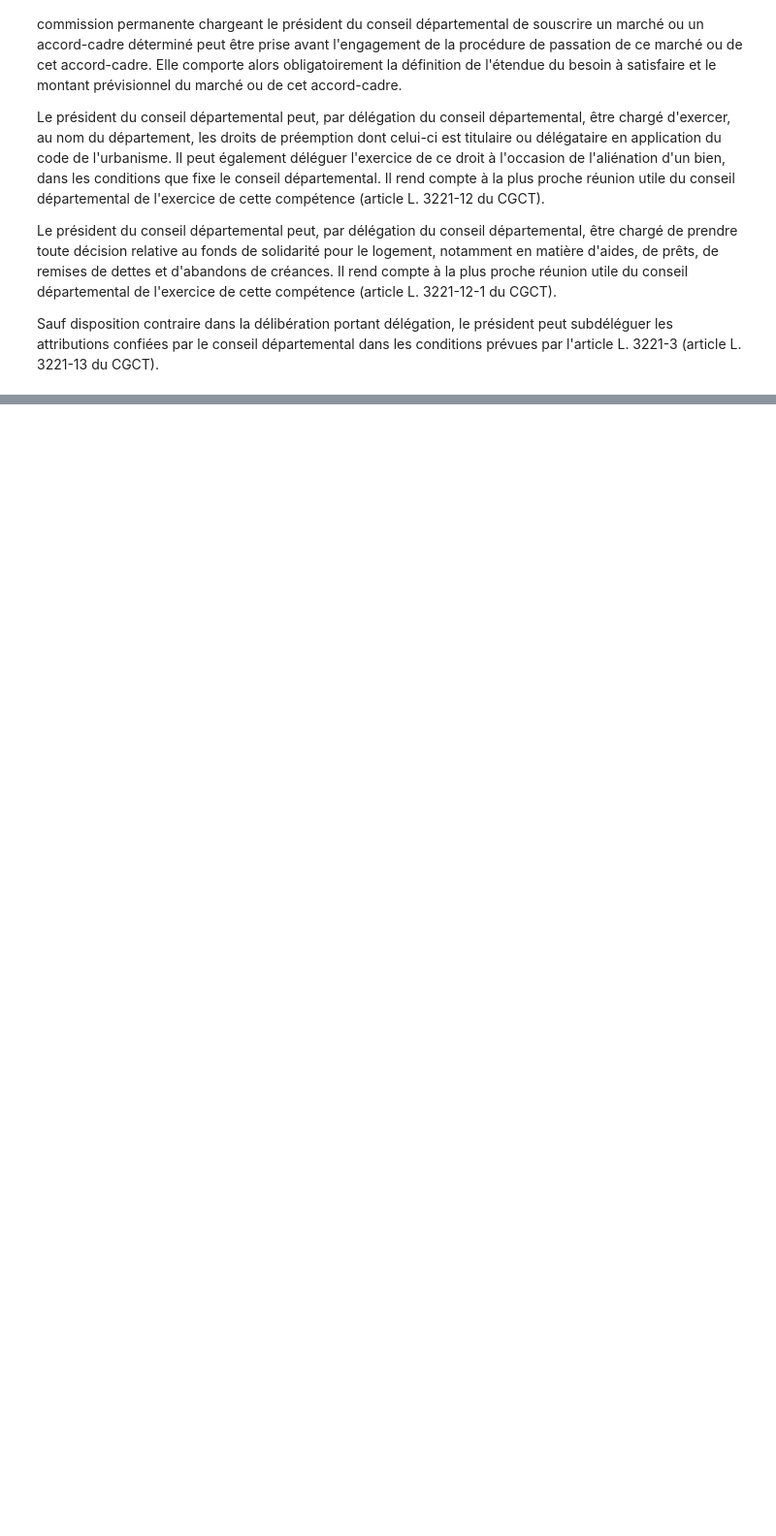
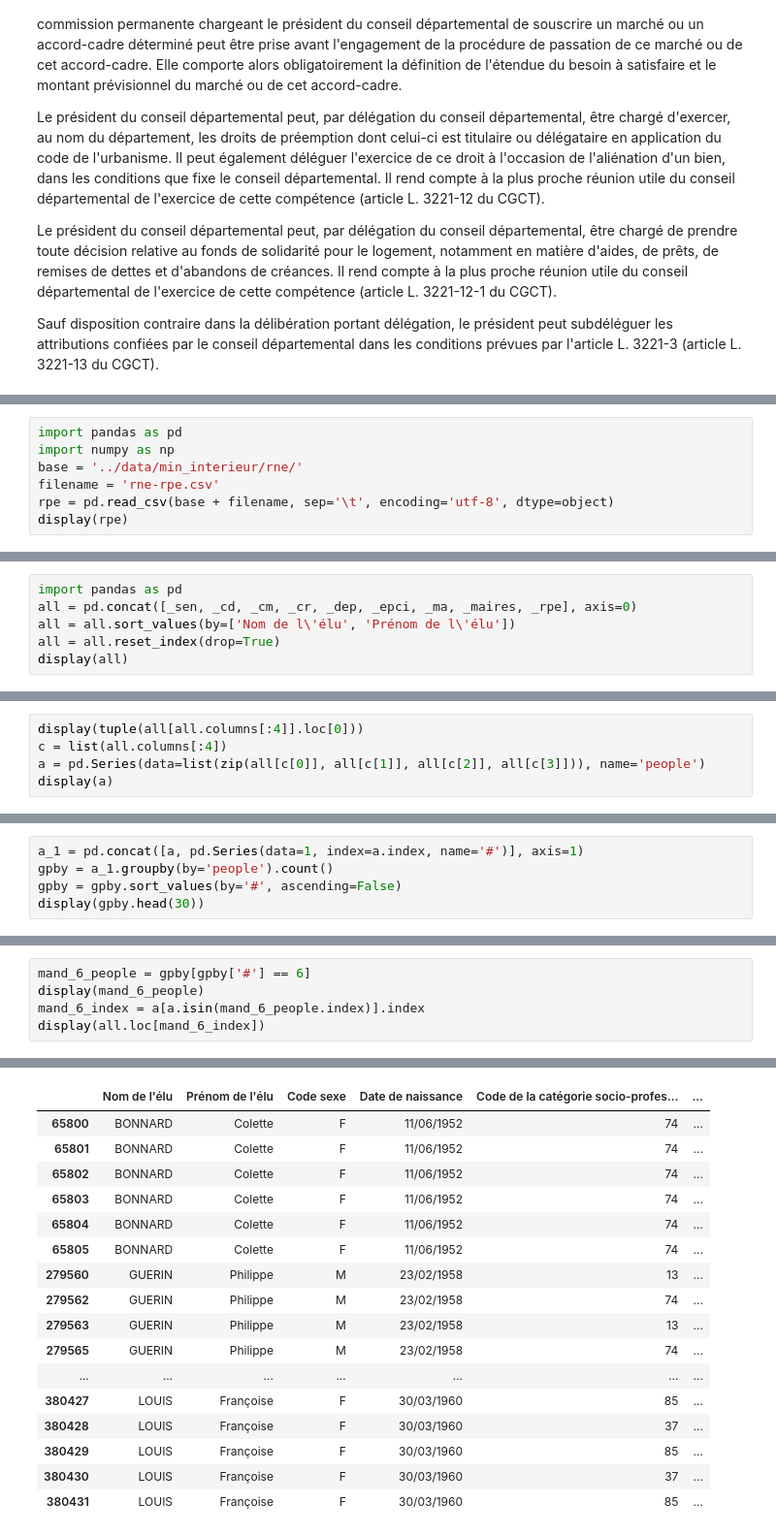
Before and after one commit to Franck-PepperLabs/vaucluse_dataxploring, a Jupyter notebook: jupyter/_elus.ipynb, the cells around one changed output, grey strips where cells are left out. Shown at 97% size. Drawn from its saved outputs; the diff is of its cells as text; blank space fills up the shorter version.

```diff
--- a/jupyter/_elus.ipynb
+++ b/jupyter/_elus.ipynb
@@ -176,0 +403,7 @@ Sauf disposition contraire dans la délibération portant délégation, le prés
+# %%
+import pandas as pd
+import numpy as np
+base = '../data/min_interieur/rne/'
+filename = 'rne-rpe.csv'
+rpe = pd.read_csv(base + filename, sep='\t', encoding='utf-8', dtype=object)
+display(rpe)
@@ -176,0 +550,6 @@ Sauf disposition contraire dans la délibération portant délégation, le prés
+# %%
+import pandas as pd
+all = pd.concat([_sen, _cd, _cm, _cr, _dep, _epci, _ma, _maires, _rpe], axis=0)
+all = all.sort_values(by=['Nom de l\'élu', 'Prénom de l\'élu'])
+all = all.reset_index(drop=True)
+display(all)
@@ -176,0 +594,5 @@ Sauf disposition contraire dans la délibération portant délégation, le prés
+# %%
+display(tuple(all[all.columns[:4]].loc[0]))
+c = list(all.columns[:4])
+a = pd.Series(data=list(zip(all[c[0]], all[c[1]], all[c[2]], all[c[3]])), name='people')
+display(a)
@@ -176,0 +613,5 @@ Sauf disposition contraire dans la délibération portant délégation, le prés
+# %%
+a_1 = pd.concat([a, pd.Series(data=1, index=a.index, name='#')], axis=1)
+gpby = a_1.groupby(by='people').count()
+gpby = gpby.sort_values(by='#', ascending=False)
+display(gpby.head(30))
@@ -176,0 +650,6 @@ Sauf disposition contraire dans la délibération portant délégation, le prés
+# %%
+mand_6_people = gpby[gpby['#'] == 6]
+display(mand_6_people)
+mand_6_index = a[a.isin(mand_6_people.index)].index
+display(all.loc[mand_6_index])
+# %% [output]
@@ -176,0 +661,17 @@ Sauf disposition contraire dans la délibération portant délégation, le prés
+|  | Nom de l'élu | Prénom de l'élu | Code sexe | Date de naissance | Code de la catégorie socio-profes... | ... |
+| 65800 | BONNARD | Colette | F | 11/06/1952 | 74 | ... |
+| 65801 | BONNARD | Colette | F | 11/06/1952 | 74 | ... |
+| 65802 | BONNARD | Colette | F | 11/06/1952 | 74 | ... |
+| 65803 | BONNARD | Colette | F | 11/06/1952 | 74 | ... |
+| 65804 | BONNARD | Colette | F | 11/06/1952 | 74 | ... |
+| 65805 | BONNARD | Colette | F | 11/06/1952 | 74 | ... |
+| 279560 | GUERIN | Philippe | M | 23/02/1958 | 13 | ... |
+| 279562 | GUERIN | Philippe | M | 23/02/1958 | 74 | ... |
+| 279563 | GUERIN | Philippe | M | 23/02/1958 | 13 | ... |
+| 279565 | GUERIN | Philippe | M | 23/02/1958 | 74 | ... |
+| ... | ... | ... | ... | ... | ... | ... |
+| 380427 | LOUIS | Françoise | F | 30/03/1960 | 85 | ... |
+| 380428 | LOUIS | Françoise | F | 30/03/1960 | 37 | ... |
+| 380429 | LOUIS | Françoise | F | 30/03/1960 | 85 | ... |
+| 380430 | LOUIS | Françoise | F | 30/03/1960 | 37 | ... |
+| 380431 | LOUIS | Françoise | F | 30/03/1960 | 85 | ... |
```
Also changed, not shown: parts of 46 cells of this notebook, 3 other files.
